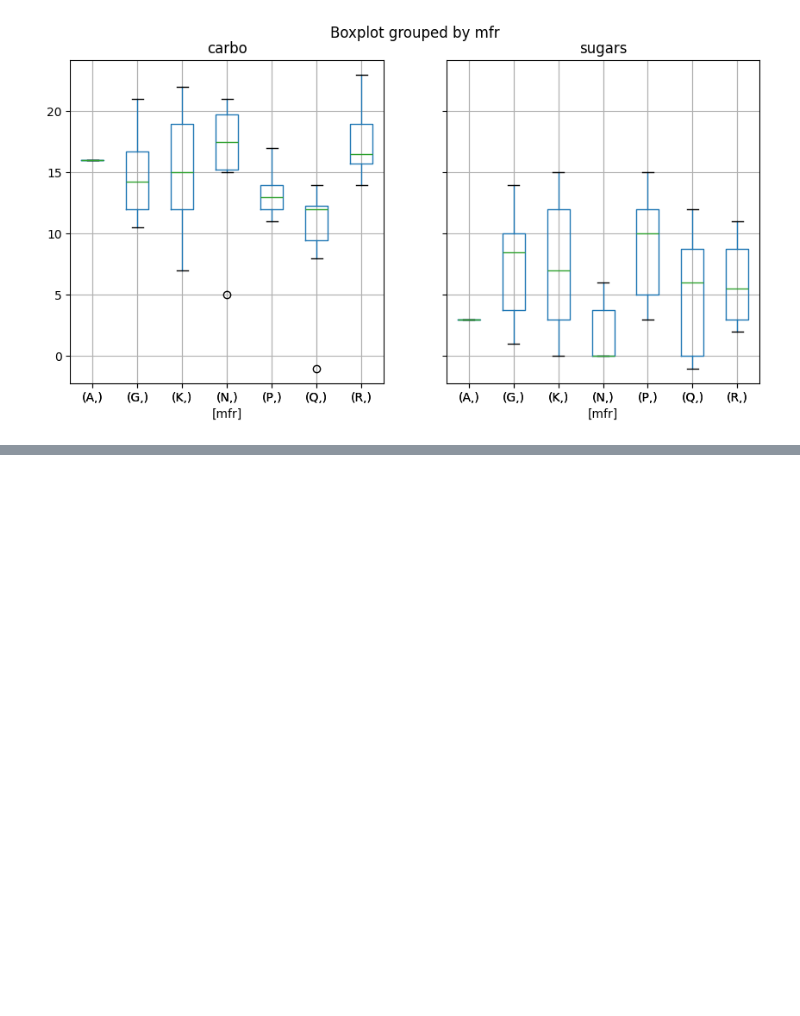
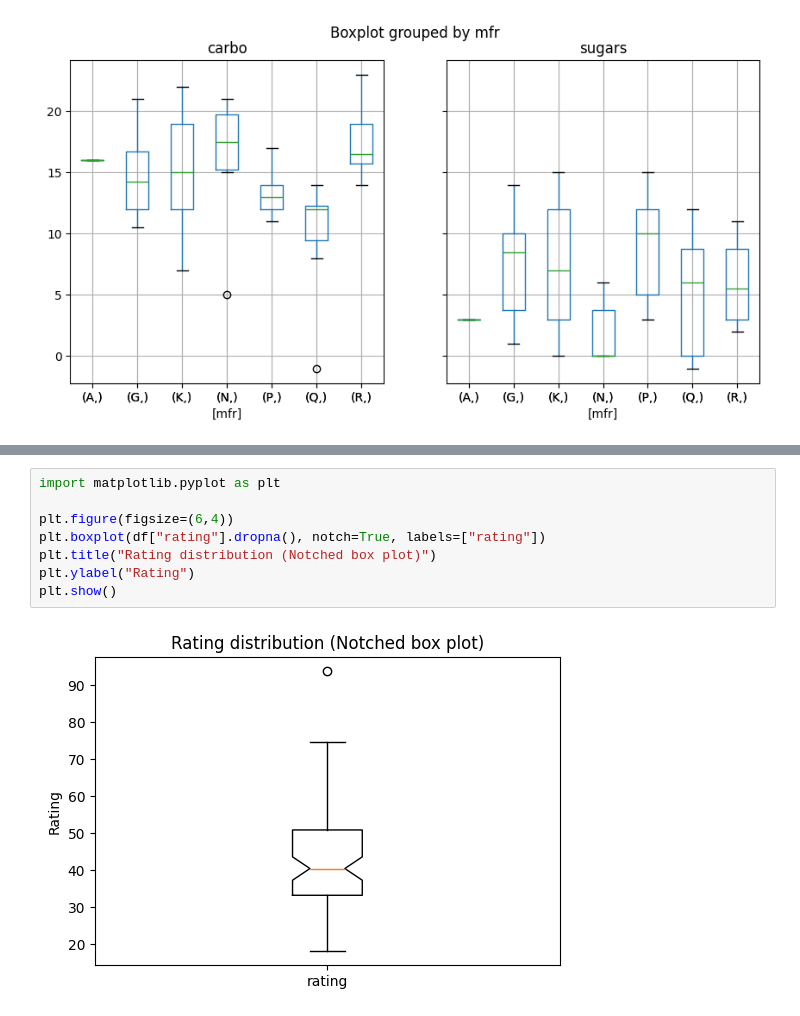
Before and after one commit to Sru-j/daily_lab_activities, a Jupyter notebook: box_plot_mine.ipynb, the cells around one changed output, grey strips where cells are left out. Drawn from its saved outputs; the diff is of its cells as text; blank space fills up the shorter version.

```diff
--- a/box_plot_mine.ipynb
+++ b/box_plot_mine.ipynb
@@ -159,0 +175,10 @@ df.boxplot(column =['carbo','sugars'],by=['mfr'],figsize=(10,5));
+# %%
+import matplotlib.pyplot as plt
+
+plt.figure(figsize=(6,4))
+plt.boxplot(df["rating"].dropna(), notch=True, labels=["rating"])
+plt.title("Rating distribution (Notched box plot)")
+plt.ylabel("Rating")
+plt.show()
+# %% [output]
+[figure, added]
```
Also changed, not shown: parts of 12 cells of this notebook.
